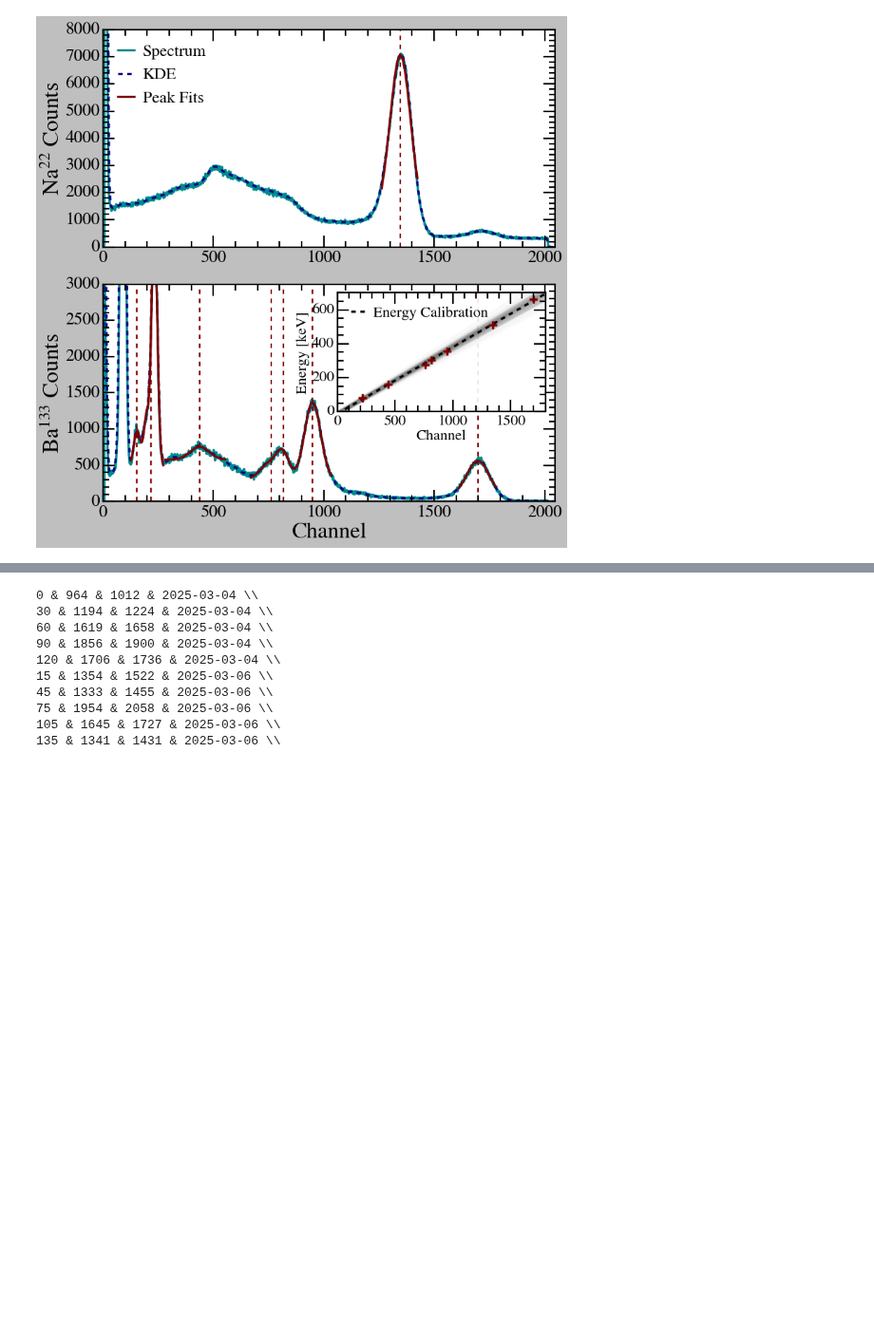
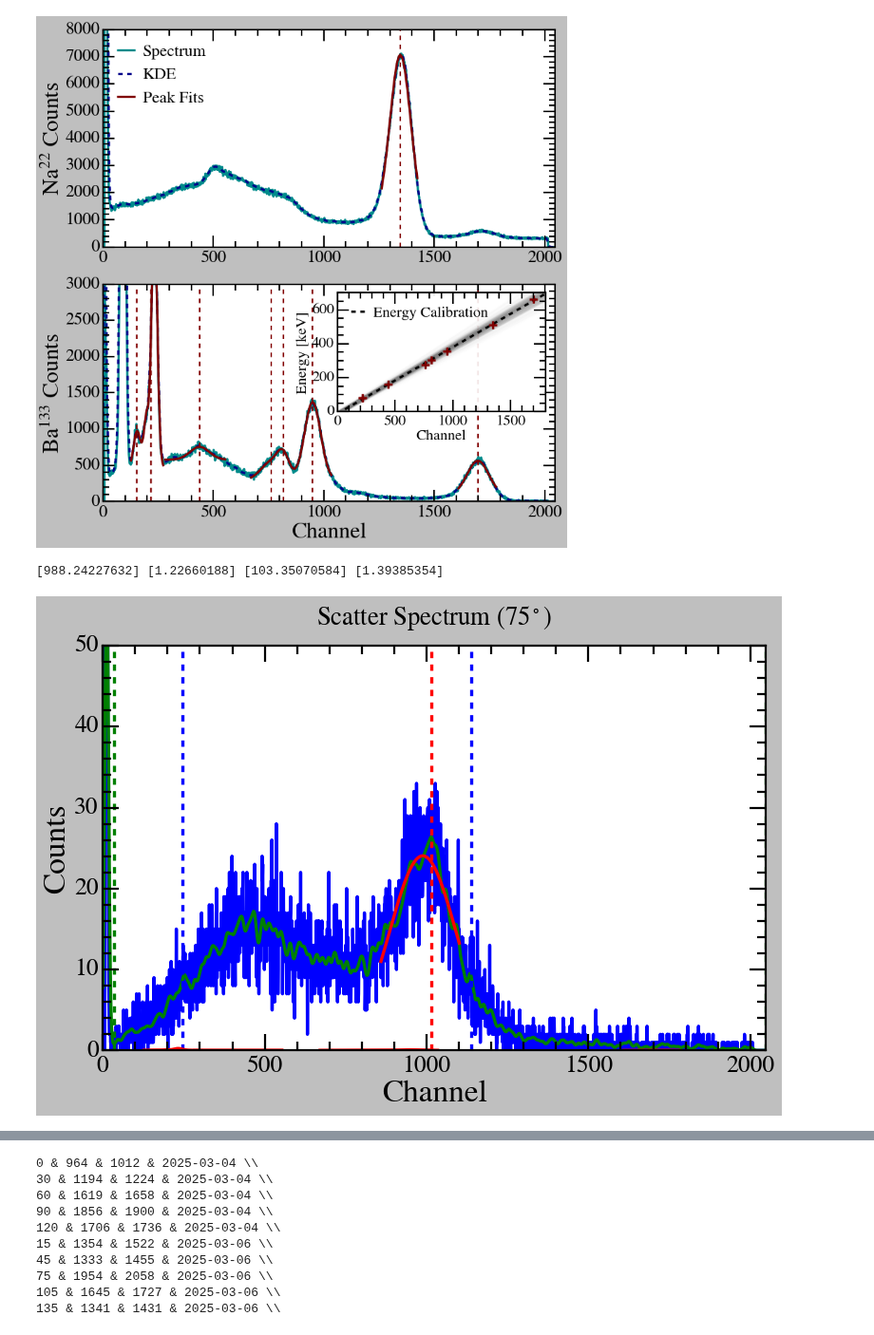
Before and after one commit to vinh-qtran/mit-jlab-sp25, a Jupyter notebook: compton/analysis.ipynb, the cells around one changed output, grey strips where cells are left out. Shown at 95% size. Drawn from its saved outputs; the diff is of its cells as text; code cells hidden in the pictures; blank space fills up the shorter version.

```diff
--- a/compton/analysis.ipynb
+++ b/compton/analysis.ipynb
@@ -181,28 +181,66 @@ if False:
 # %%
 if True:
     DataReader = utils.MCAData()
 
-    bins, counts, _, _ = DataReader._read_data('data/2025-03-11/attenuation_0_0311.Spe')
+    bins, counts, _, _ = DataReader._read_data('data/2025-03-06/scatter_75_0306.Spe')
     count_normalizing_factor = np.sum(counts) * (bins[1] - bins[0])
     kde_bins, kdes, kdes_err = DataReader._kde_smooth_data(bins, counts, bw=5)
     peaks_idx, valleys_idx = DataReader._find_peaks_and_valleys(kde_bins, kdes, kdes_err)
 
     approx_peak_idx = peaks_idx[
         np.argmin(np.abs(bins[peaks_idx] - 1400))
     ]
     approx_peak_bin = bins[approx_peak_idx]
     approx_peak_kde = kdes[approx_peak_idx]
 
     lower_idx, upper_idx = DataReader._get_fitting_boundaries(bins,kdes,peaks_idx,valleys_idx,
                                                             approx_peak_bin,approx_peak_bin,
                                                             threshold=approx_peak_kde/3,threshold_ratio=1,
                                                             outward=False)
 
-    # compton = utils.MCACompton(data_base='30_0304.Spe',data_dir='data/2025-03-04/',)
+    compton = utils.MCACompton(data_base='75_0306.Spe',data_dir='data/2025-03-06/',)
 
-    # peak_mu_count, peak_mu_count_err, peak_sigma_count, peak_sigma_count_err, \
-    # peak_mu_energy, peak_mu_energy_err, peak_sigma_energy, peak_sigma_count_err, \
-    # peak_fwhm_rate, peak_fwhm_rate_err, fitting_bins, fitted_counts, peak_mu_bin_deviation = compton._peak_analysis('scatter')
-    # print(peak_mu_count, peak_mu_count_err, peak_sigma_count, peak_sigma_count_err)
+    peak_mu_count, peak_mu_count_err, peak_sigma_count, peak_sigma_count_err, \
+    peak_mu_energy, peak_mu_energy_err, peak_sigma_energy, peak_sigma_count_err, \
+    peak_fwhm_rate, peak_fwhm_rate_err, fitting_bins, fitted_counts, peak_mu_bin_deviation = compton._peak_analysis('scatter')
+    print(peak_mu_count, peak_mu_count_err, peak_sigma_count, peak_sigma_count_err)
+
+    fig, ax = plt.subplots(figsize=(10, 7))
+
+    ax.plot(bins, counts)
+    ax.plot(kde_bins, kdes*count_normalizing_factor)
+    # ax.errorbar(kde_bins, kde, yerr=kde_err,
+    #             fmt=' s',markersize=1,elinewidth=2,capsize=5)
+
+    for peak_idx in peaks_idx:
+        ax.axvline(kde_bins[peak_idx], color='r', linestyle='--')
+    for valley_idx in valleys_idx:
+        ax.axvline(kde_bins[valley_idx], color='g', linestyle='--')
+
+    ax.axvline(kde_bins[lower_idx], color='b', linestyle='--')
+    ax.axvline(kde_bins[upper_idx], color='b', linestyle='--')
+
+    ax.plot(fitting_bins, fitted_counts, color='r')
+
+    for fitting_bins, gaussian_counts in zip(calibration.ba_133_fitting_bins+[calibration.cs_137_fitting_bins],
+                                             calibration.ba_133_fitted_counts+[calibration.cs_137_fitted_counts]):
+        if fitting_bins is not None:
+            ax.plot(fitting_bins, gaussian_counts/count_normalizing_factor, color='r')
+
+    ax.set_xscale('linear')
+    # ax.set_yscale('log')
+
+    ax.set_xlim(0, 2048)
+    ax.set_ylim(0, 50)
+    ax.set_xlabel('Channel')
+    ax.set_ylabel('Counts')
+    ax.set_title(r'Scatter Spectrum (75$^\circ$)', fontsize=24, pad=20)
+
+    plt.tight_layout()
+    plt.savefig('report/Figures/scatter_spectrum.png', dpi=300)
+    plt.show()
+# %% [output]
+[988.24227632] [1.22660188] [103.35070584] [1.39385354]
+[figure, added]
 # %%
 if True:
```
Also changed, not shown: parts of 4 cells of this notebook.
